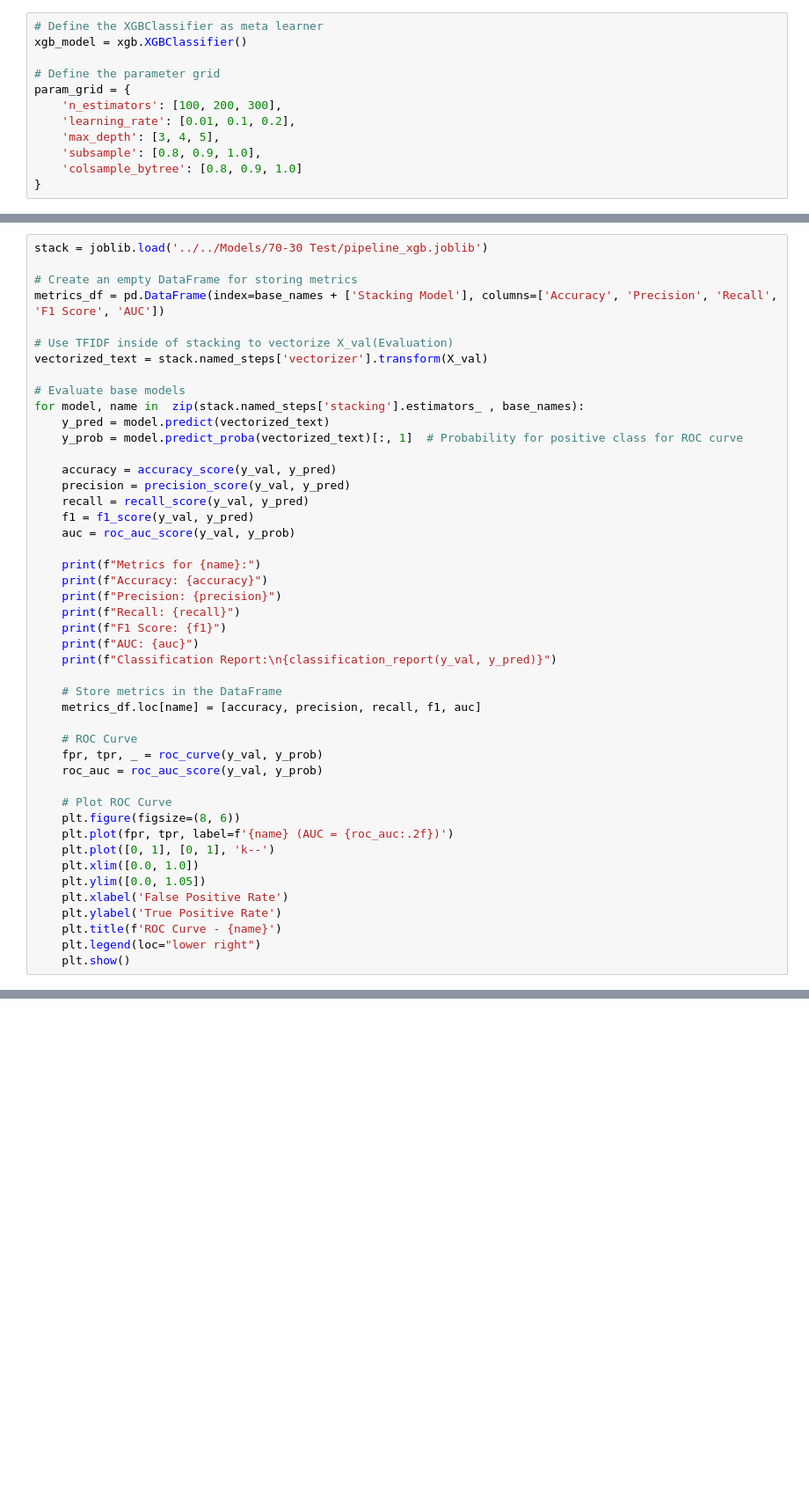
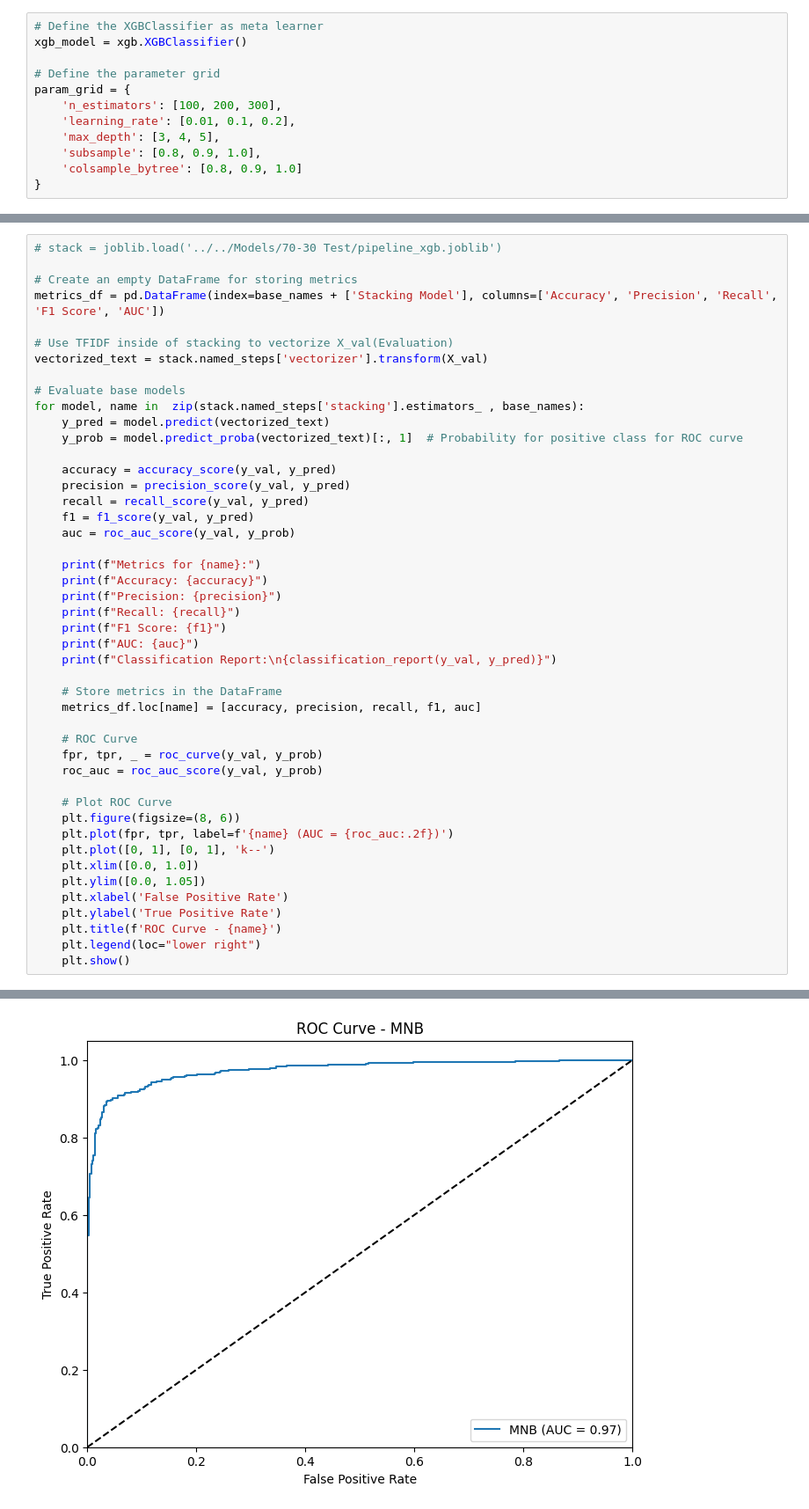
Before and after one commit to lendon08/thesis_factify, a Jupyter notebook: 70-30-10 Tests/pipeline/xgb.ipynb, the cells around one changed output, grey strips where cells are left out. Shown: that part at 88% size. Drawn from its saved outputs; the diff is of its cells as text; blank space fills up the shorter version.

```diff
--- a/70-30-10 Tests/pipeline/xgb.ipynb
+++ b/70-30-10 Tests/pipeline/xgb.ipynb
@@ -116,5 +156,5 @@ stack.fit(X_train, y_train)
 # %%
-stack = joblib.load('../../Models/70-30 Test/pipeline_xgb.joblib')
+# stack = joblib.load('../../Models/70-30 Test/pipeline_xgb.joblib')
 
 # Create an empty DataFrame for storing metrics
 metrics_df = pd.DataFrame(index=base_names + ['Stacking Model'], columns=['Accuracy', 'Precision', 'Recall', 'F1 Score', 'AUC'])
@@ -159,3 +199,4 @@ for model, name in  zip(stack.named_steps['stacking'].estimators_ , base_names):
     plt.title(f'ROC Curve - {name}')
     plt.legend(loc="lower right")
     plt.show()
+# %% [output]
@@ -161,0 +218 @@ for model, name in  zip(stack.named_steps['stacking'].estimators_ , base_names):
+[figure, added]
```
Also changed, not shown: parts of 8 cells of this notebook, 7 other files.
